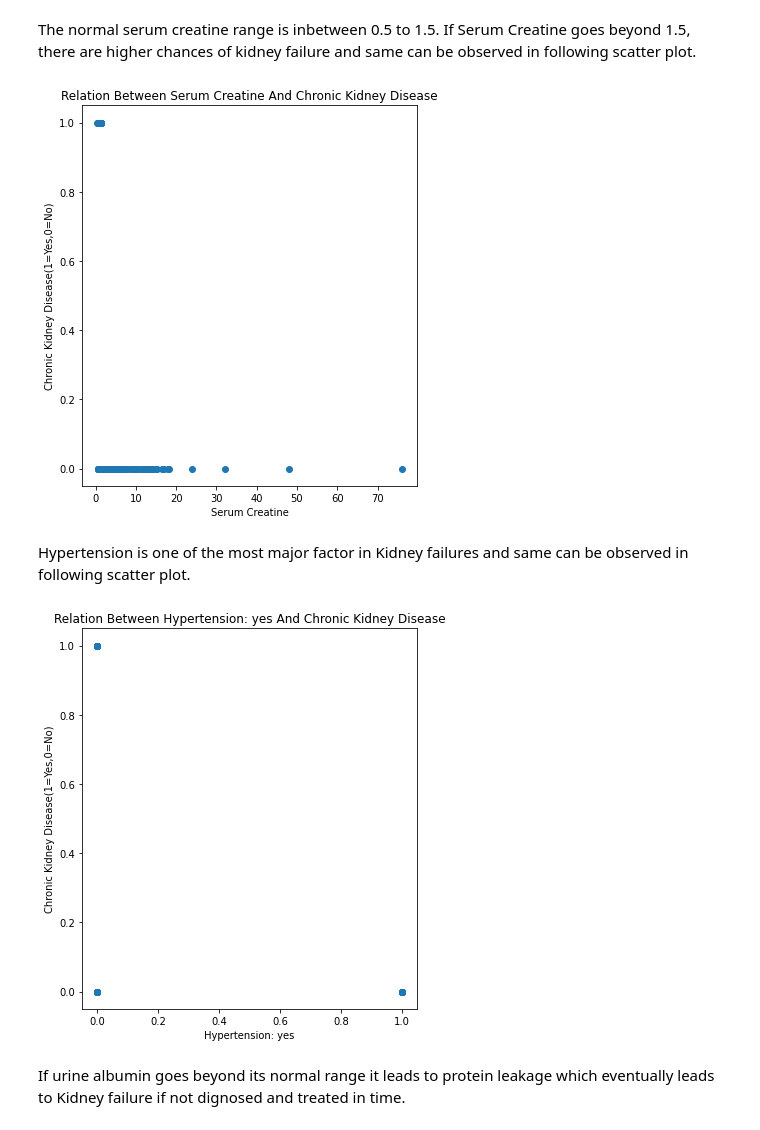
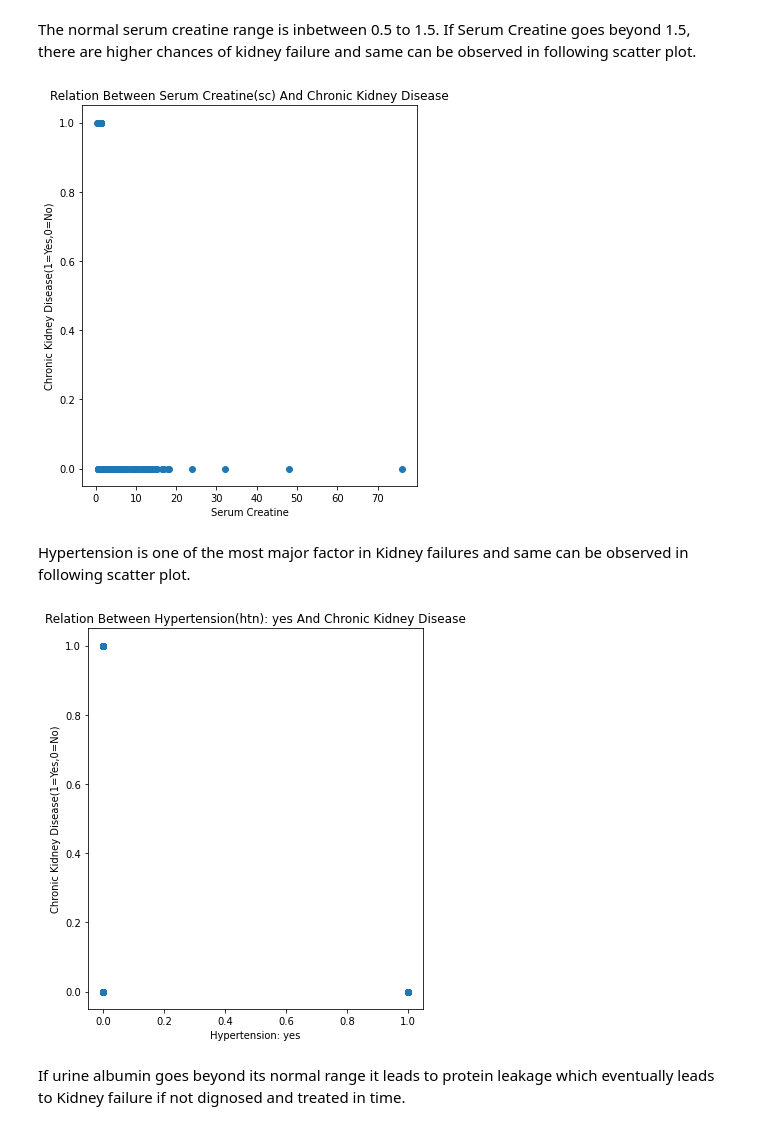
Before and after one commit to OmkarSahasrabudhe/MDS_Learnings, a Jupyter notebook: Trimester 1/SIG788 - Engineering AI solutions/Task 1 P - C/Task_1P-C.ipynb, the cells around one changed output. Saved outputs shown, nothing was run; the diff lists cells and outputs as text; code cells hidden in the pictures.

```diff
--- a/Trimester 1/SIG788 - Engineering AI solutions/Task 1 P - C/Task_1P-C.ipynb
+++ b/Trimester 1/SIG788 - Engineering AI solutions/Task 1 P - C/Task_1P-C.ipynb
@@ -267,22 +256,22 @@ memory usage: 78.2+ KB
 In following cell I am looking at the numeric columns and filling numeric null values with median of all the available values.
 # %%
 numerical=[]
-for col in df.columns:
-    if df[col].dtype=="float64":
-        numerical.append(col)
+for column in df.columns:
+    if df[column].dtype == "float64":
+        numerical.append(column)
 
-for col in df.columns:
-    if col in numerical:
-        df[col].fillna(df[col].median(), inplace=True)
+for column in df.columns:
+    if column in numerical:
+        df[column].fillna(df[column].median(), inplace=True)
     else:
-        df[col].fillna(df[col].mode()[0], inplace=True)
+        df[column].fillna(df[column].mode()[0], inplace=True)
 # %% [markdown]
 ### Label Encoder
 # %% [markdown]
 Label Encoding provides the simple and effective way of converting the categorical values to numerical ones. With the scikit-learn's LabelEncoder function we can encode the categorical values efficiently.
 # %%
 le = LabelEncoder()
-object_col = [col for col in df.columns if df[col].dtype == 'object']
-for col in object_col:
-    df[col] = le.fit_transform(df[col])
+object_col = [column for column in df.columns if df[column].dtype == "object"]
+for column in object_col:
+    df[column] = le.fit_transform(df[column])
 # %%
@@ -342,28 +331,28 @@ plt.show()
 The normal serum creatine range is inbetween 0.5 to 1.5. If Serum Creatine goes beyond 1.5, there are higher chances of kidney failure and same can be observed in following scatter plot.
 # %%
 fig, ax = plt.subplots(figsize=(6,7))
-M=df[['sc']]
-N=df[['class']]
-plt.title("Relation Between Serum Creatine And Chronic Kidney Disease")
+M = df[["sc"]]
+N = df[["class"]]
+plt.title("Relation Between Serum Creatine(sc) And Chronic Kidney Disease")
 plt.xlabel("Serum Creatine")
 plt.ylabel("Chronic Kidney Disease(1=Yes,0=No)")
 ax.scatter(M,N)
 plt.show()
 # %% [output]
-[figure, old version]
+[figure, new version]
 # %% [markdown]
 Hypertension is one of the most major factor in Kidney failures and same can be observed in following scatter plot.
 # %%
 fig, ax = plt.subplots(figsize=(6,7))
-M=df[['htn']]
-N=df[['class']]
-plt.title("Relation Between Hypertension: yes And Chronic Kidney Disease")
+M = df[["htn"]]
+N = df[["class"]]
+plt.title("Relation Between Hypertension(htn): yes And Chronic Kidney Disease")
 plt.xlabel("Hypertension: yes")
 plt.ylabel("Chronic Kidney Disease(1=Yes,0=No)")
 ax.scatter(M,N)
 plt.show()
 # %% [output]
-[figure, old version]
+[figure, new version]
 # %% [markdown]
 If urine albumin goes beyond its normal range it leads to protein leakage which eventually leads to Kidney failure if not dignosed and treated in time.
 # %%
```
Also changed, not shown: parts of 40 cells of this notebook, 4 other files.
